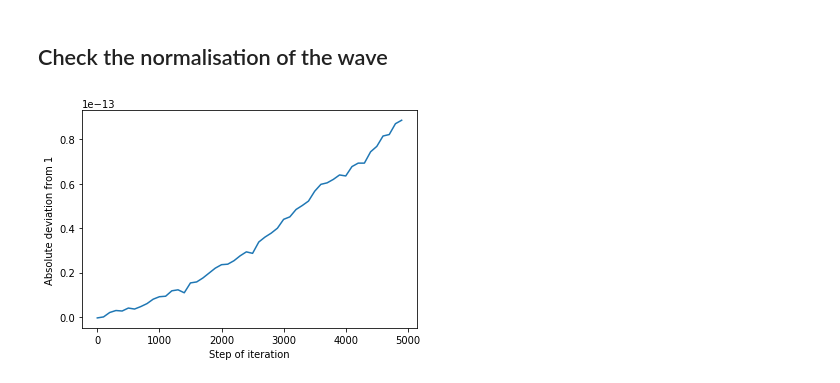
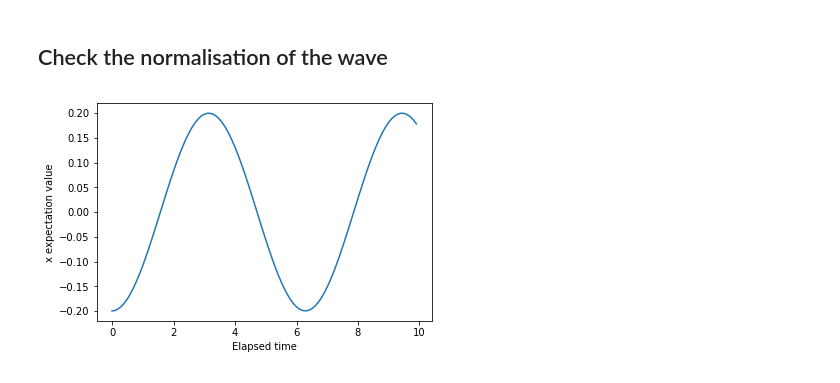
Before and after one commit to tisabe/CP2_QPP, a Jupyter notebook: animation-1d.ipynb, the cells around one changed output. Saved outputs shown, nothing was run; the diff lists cells and outputs as text; code cells hidden in the pictures.

```diff
--- a/animation-1d.ipynb
+++ b/animation-1d.ipynb
@@ -12,7 +12,7 @@ from IPython.display import display, clear_output
 # %%
 inputfilePath = 'hydr_output.txt'
 potentialfilePath = 'hydr_potential.txt'
-normalisationfilePath = 'hydr_norm_output.txt'
+observablesfilePath = 'hydr_observables_output.txt'
 # %% [markdown]
 ## Read the data from the files and save it in lists of floats
 # %%
@@ -70,20 +70,42 @@ plt.show()
 [figure]
 # %% [markdown]
 ## Check the normalisation of the wave
+# %%
+obs = "x"
 # %%
-normData = []
-with open(normalisationfilePath,'r') as normfile:
-    for line in normfile:
-        normData.append(line.strip().split('\t'))
-    stepData = [float(list(np.array(normData).T)[0][i]) for i in range(int(len(normData)/2))]
-    normData = [float(list(np.array(normData).T)[1][i]) for i in range(int(len(normData)/2))]
+obsData = []
+with open(observablesfilePath,'r') as obsfile:
+    for line in obsfile:
+        obsData.append(line.strip().split('\t'))
+    for j in range(len(obsData)):
+        obsData[j] = [float(obsData[j][i]) for i in range(len(obsData[0]))]
+    obsData = np.array(obsData).T
-# %%
-
-
-plt.plot(stepData,normData)
-plt.xlabel("Step of iteration")
-plt.ylabel("Absolute deviation from 1")
-
-plt.show()
-# %% [output]
-[figure, removed]
+# %%
+if(obs == "norm-1"):
+    plt.plot(obsData[0],obsData[1])
+    plt.xlabel("Elapsed time")
+    plt.ylabel("Absolute deviation from 1")
+
+    plt.show()
+elif(obs == "energy"):
+    plt.plot(obsData[0],obsData[2])
+    plt.xlabel("Elapsed time")
+    plt.ylabel("Energy")
+
+    plt.show()
+elif(obs == "x"):
+    plt.plot(obsData[0],obsData[3])
+    plt.xlabel("Elapsed time")
+    plt.ylabel("x expectation value")
+
+    plt.show()
+elif(obs == "p"):
+    plt.plot(obsData[0],obsData[4])
+    plt.xlabel("Elapsed time")
+    plt.ylabel("p expectation value")
+
+    plt.show()
+else:
+    print("Invalid value!")
+# %% [output]
+[figure, added]
```
Also changed, not shown: 8 other files.
